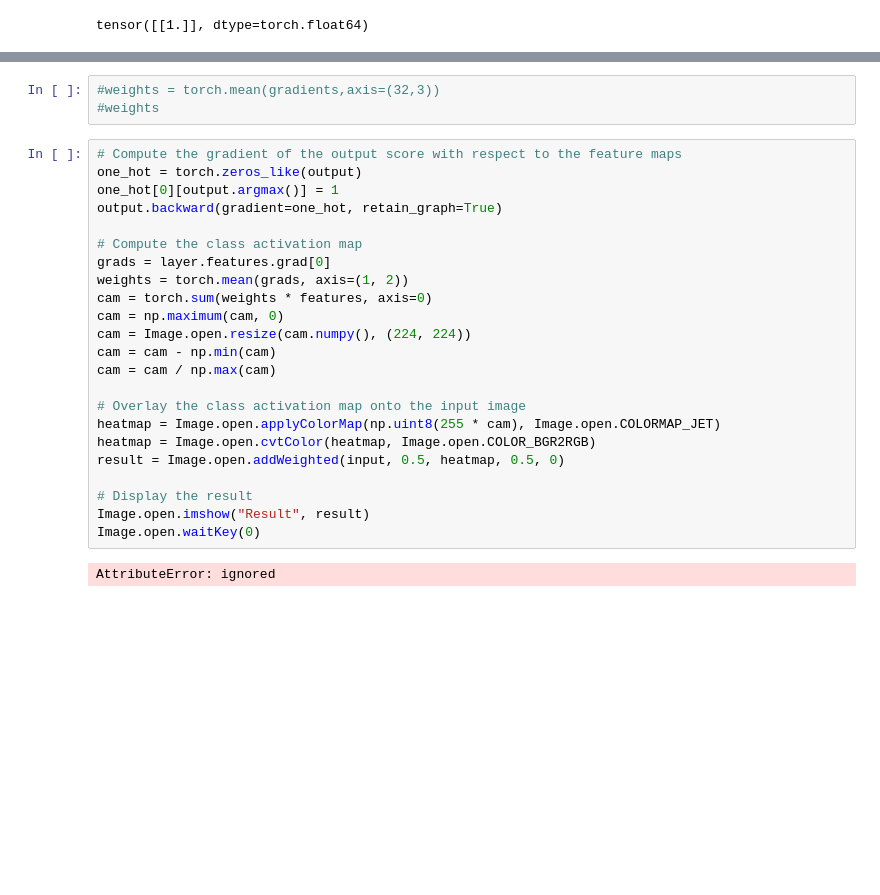
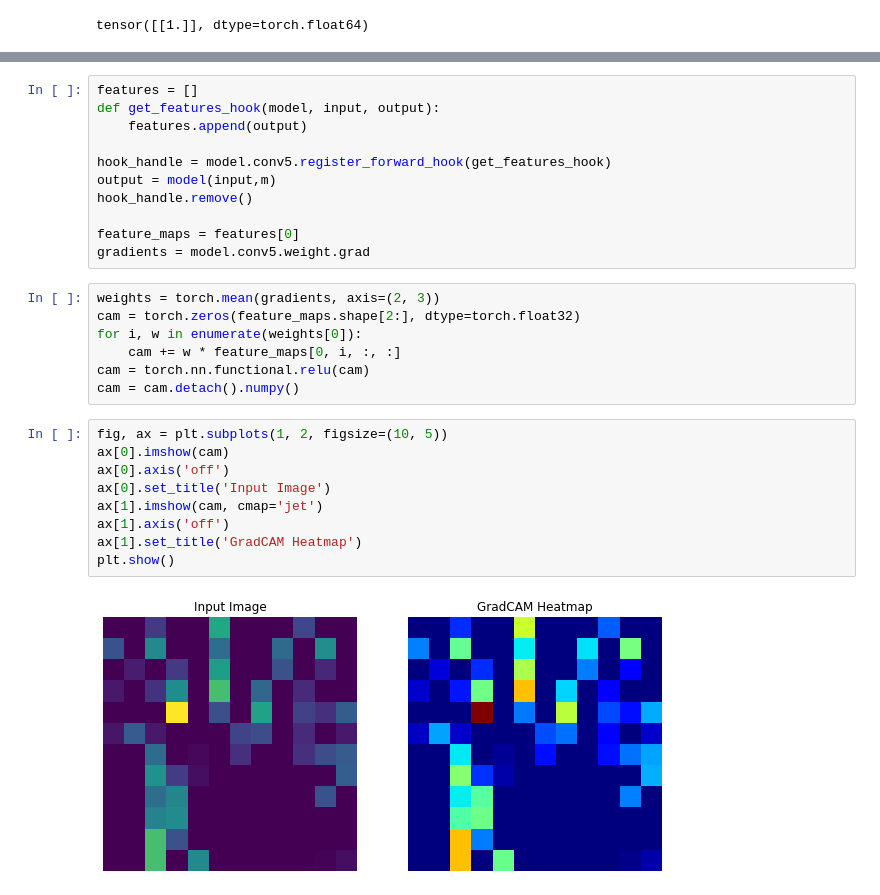
Before and after one commit to kittimaxz/Project_BoneAge, a Jupyter notebook: BoneAgePredictor_limit128_Grad_CAM.ipynb, the cells around one changed output, grey strips where cells are left out. Cells and saved outputs as stored; diff of their text form; blank space fills up the shorter version.

```diff
--- a/BoneAgePredictor_limit128_Grad_CAM.ipynb
+++ b/BoneAgePredictor_limit128_Grad_CAM.ipynb
@@ -376,28 +354,29 @@ tensor([[[23.9308]]], dtype=torch.float64, grad_fn=<UnsqueezeBackward0>)
-# %%
-#weights = torch.mean(gradients,axis=(32,3))
-#weights
-# %%
-# Compute the gradient of the output score with respect to the feature maps
-one_hot = torch.zeros_like(output)
-one_hot[0][output.argmax()] = 1
-output.backward(gradient=one_hot, retain_graph=True)
-
-# Compute the class activation map
-grads = layer.features.grad[0]
-weights = torch.mean(grads, axis=(1, 2))
-cam = torch.sum(weights * features, axis=0)
-cam = np.maximum(cam, 0)
-cam = Image.open.resize(cam.numpy(), (224, 224))
-cam = cam - np.min(cam)
-cam = cam / np.max(cam)
-
-# Overlay the class activation map onto the input image
-heatmap = Image.open.applyColorMap(np.uint8(255 * cam), Image.open.COLORMAP_JET)
-heatmap = Image.open.cvtColor(heatmap, Image.open.COLOR_BGR2RGB)
-result = Image.open.addWeighted(input, 0.5, heatmap, 0.5, 0)
-
-# Display the result
-Image.open.imshow("Result", result)
-Image.open.waitKey(0)
-# %% [output]
-AttributeError: ignored
+# %%
+features = []
+def get_features_hook(model, input, output):
+    features.append(output)
+
+hook_handle = model.conv5.register_forward_hook(get_features_hook)
+output = model(input,m)
+hook_handle.remove()
+
+feature_maps = features[0]
+gradients = model.conv5.weight.grad
+# %%
+weights = torch.mean(gradients, axis=(2, 3))
+cam = torch.zeros(feature_maps.shape[2:], dtype=torch.float32)
+for i, w in enumerate(weights[0]):
+    cam += w * feature_maps[0, i, :, :]
+cam = torch.nn.functional.relu(cam)
+cam = cam.detach().numpy()
+# %%
+fig, ax = plt.subplots(1, 2, figsize=(10, 5))
+ax[0].imshow(cam)
+ax[0].axis('off')
+ax[0].set_title('Input Image')
+ax[1].imshow(cam, cmap='jet')
+ax[1].axis('off')
+ax[1].set_title('GradCAM Heatmap')
+plt.show()
+# %% [output]
+[figure, added]
```
Also changed, not shown: parts of 6 cells of this notebook.
